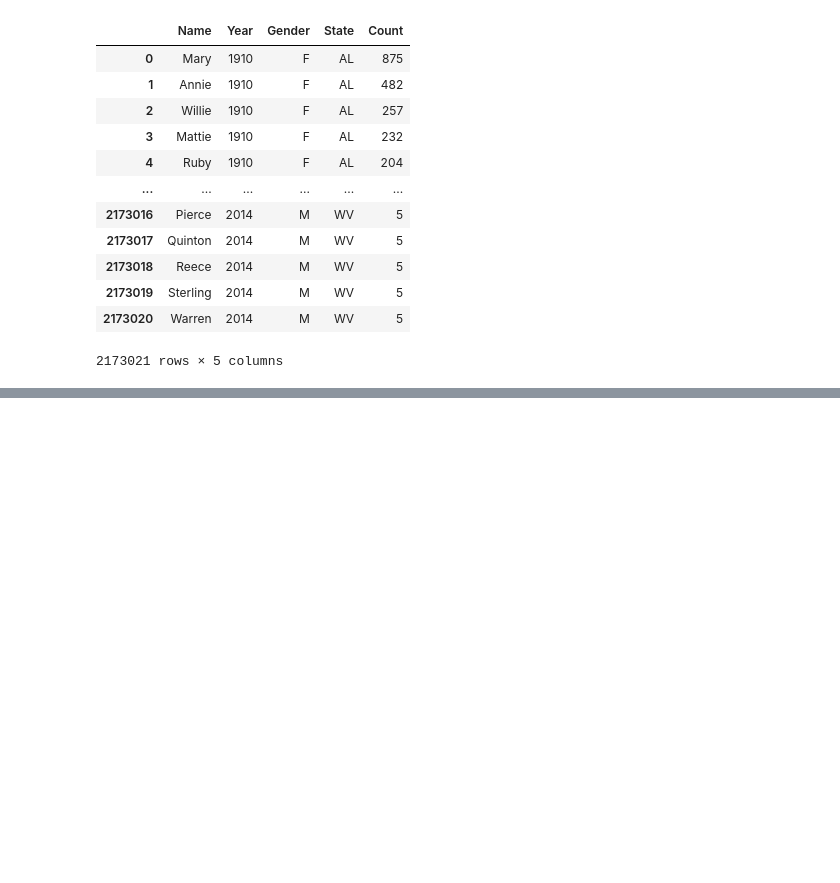
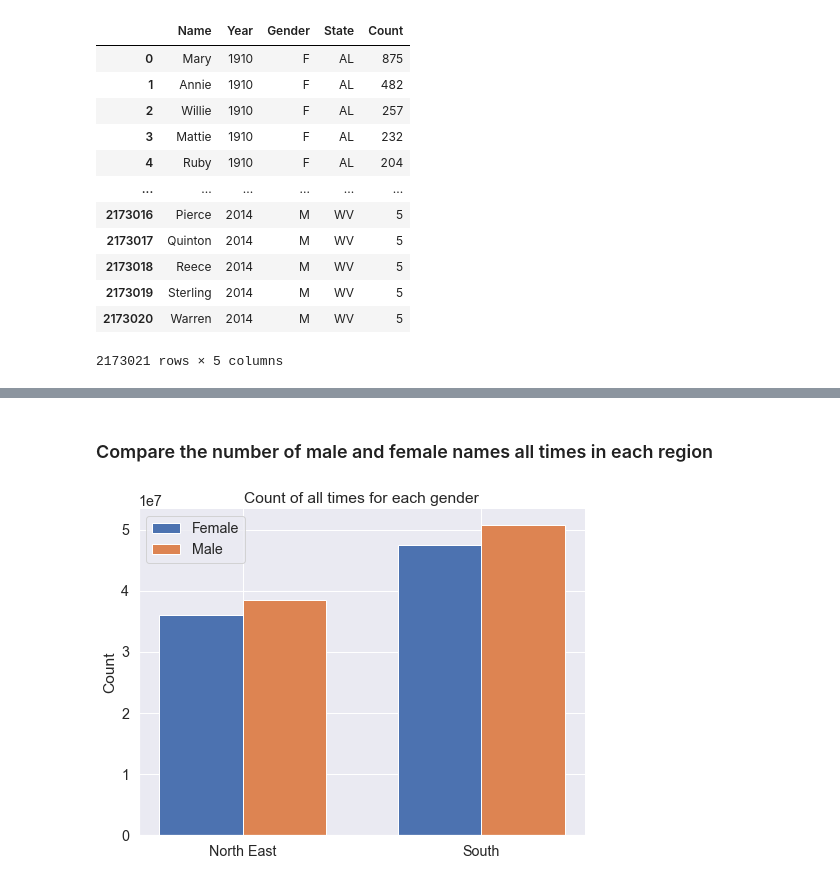
Before and after one commit to data301-2020-winter2/course-project-group_1039, a Jupyter notebook: analysis/Jamie/milestones2.ipynb, the cells around one changed output, grey strips where cells are left out. Drawn from its saved outputs; the diff is of its cells as text; code cells hidden in the pictures; blank space fills up the shorter version.

```diff
--- a/analysis/Jamie/milestones2.ipynb
+++ b/analysis/Jamie/milestones2.ipynb
@@ -123,0 +243,38 @@ plt.show()
+# %% [markdown]
+### Compare the number of male and female names all times in each region
+# %%
+filter_funct = lambda ns: ["North East" if state in pf.NORTH_EAST else "South" for state in ns.State]
+both_ns = (s_df.append(n_df)
+           .assign(Region= filter_funct)
+           .pivot_table(index="Region", columns="Gender",values="Count", aggfunc=np.sum)
+           .reset_index()
+          )
+
+sns.set_theme(style="darkgrid", font_scale=1.3, )
+fig, ax = plt.subplots(1,1, figsize=(8,6))
+
+
+width = 0.35  # the width of the bars
+x= np.arange(2)
+
+ax.bar(x=x-width/2,
+       height=both_ns["F"],
+       width= width,
+       label="Female"
+      )
+ax.bar(x=x+width/2,
+       height=both_ns["M"],
+       width= width,
+       label="Male"
+      )
+
+ax.set_ylabel('Count')
+ax.set_title('Count of all times for each gender')
+ax.set_xticks(x)
+ax.set_xticklabels(["North East", "South"])
+ax.legend()
+
+sns.despine()
+plt.show()
+# %% [output]
+[figure, added]
```
Also changed, not shown: parts of 22 cells of this notebook.
